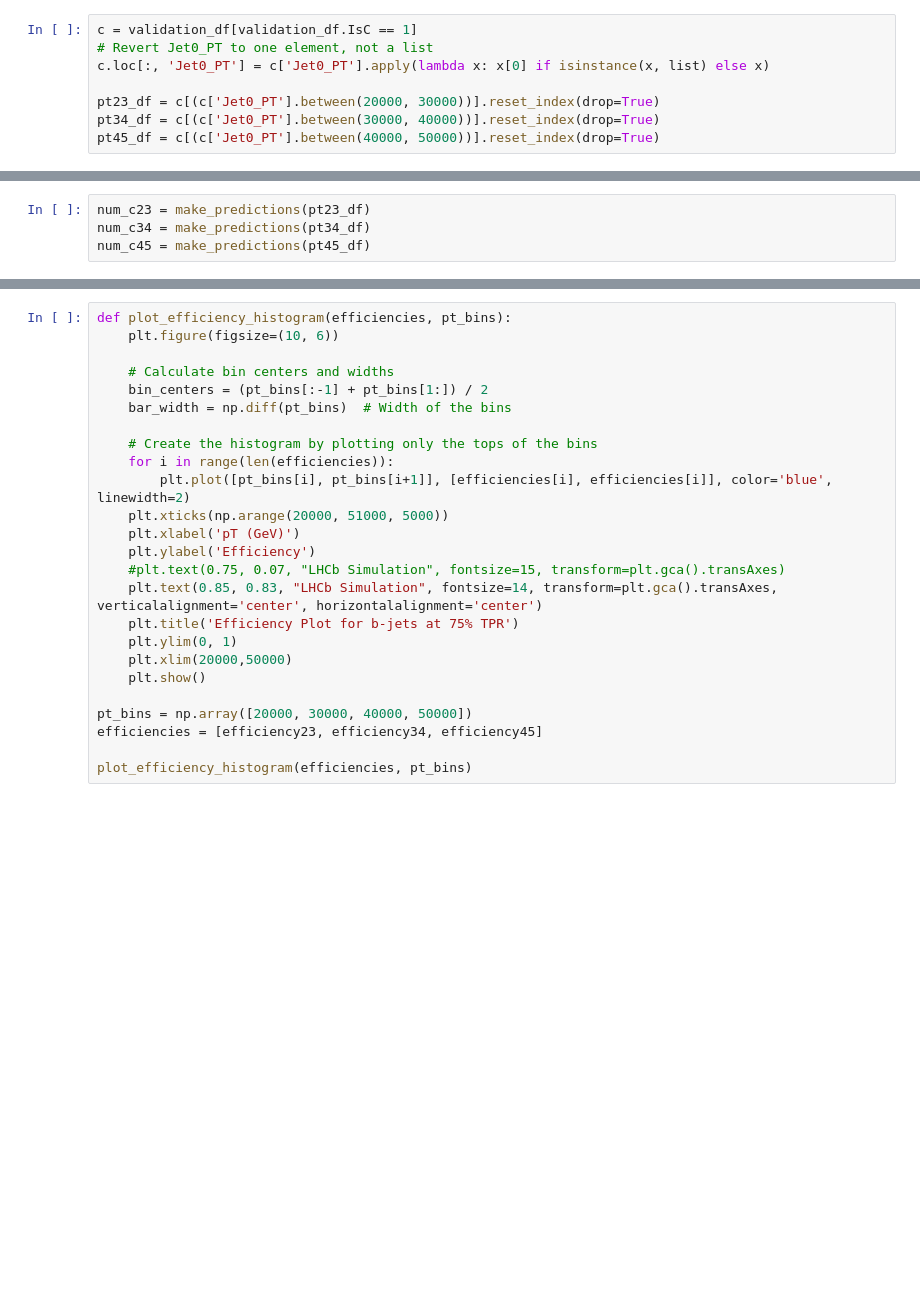
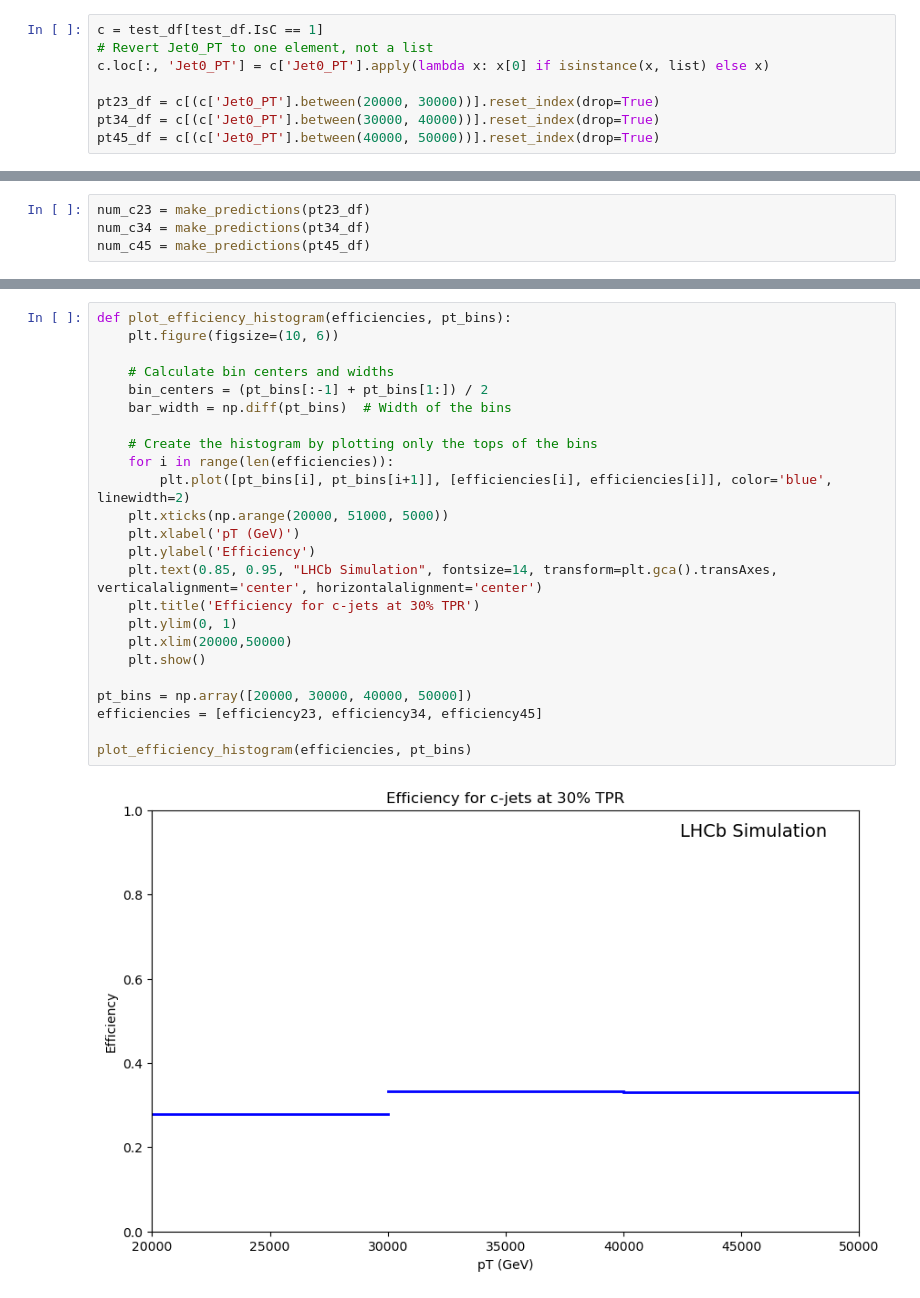
Before and after one commit to gpesticci/Jet-GNN, a Jupyter notebook: cGNN.ipynb, the cells around one changed output, grey strips where cells are left out. Drawn from its saved outputs; the diff is of its cells as text; blank space fills up the shorter version.

```diff
--- a/cGNN.ipynb
+++ b/cGNN.ipynb
@@ -841,7 +818,7 @@ print(f"TPR {chosen_tpr}: Pc {chosen_threshold:.4f}: FPR {chosen_fpr:.4f}")
 # %% [output]
 TPR 0.3: Pc 0.8476: FPR 0.0340
 # %%
-c = validation_df[validation_df.IsC == 1]
+c = test_df[test_df.IsC == 1]
 # Revert Jet0_PT to one element, not a list
 c.loc[:, 'Jet0_PT'] = c['Jet0_PT'].apply(lambda x: x[0] if isinstance(x, list) else x)
 
@@ -936,25 +915,26 @@ NameError: name 'num_c23' is not defined
 # %%
 def plot_efficiency_histogram(efficiencies, pt_bins):
     plt.figure(figsize=(10, 6))
 
     # Calculate bin centers and widths
     bin_centers = (pt_bins[:-1] + pt_bins[1:]) / 2
     bar_width = np.diff(pt_bins)  # Width of the bins
 
     # Create the histogram by plotting only the tops of the bins
     for i in range(len(efficiencies)):
         plt.plot([pt_bins[i], pt_bins[i+1]], [efficiencies[i], efficiencies[i]], color='blue', linewidth=2)
     plt.xticks(np.arange(20000, 51000, 5000))
     plt.xlabel('pT (GeV)')
     plt.ylabel('Efficiency')
-    #plt.text(0.75, 0.07, "LHCb Simulation", fontsize=15, transform=plt.gca().transAxes)
-    plt.text(0.85, 0.83, "LHCb Simulation", fontsize=14, transform=plt.gca().transAxes, verticalalignment='center', horizontalalignment='center')
-    plt.title('Efficiency Plot for b-jets at 75% TPR')
+    plt.text(0.85, 0.95, "LHCb Simulation", fontsize=14, transform=plt.gca().transAxes, verticalalignment='center', horizontalalignment='center')
+    plt.title('Efficiency for c-jets at 30% TPR')
     plt.ylim(0, 1)
     plt.xlim(20000,50000)
     plt.show()
 
 pt_bins = np.array([20000, 30000, 40000, 50000])
 efficiencies = [efficiency23, efficiency34, efficiency45]
 
 plot_efficiency_histogram(efficiencies, pt_bins)
+# %% [output]
+[figure, added]
```
Also changed, not shown: parts of 12 cells of this notebook.
